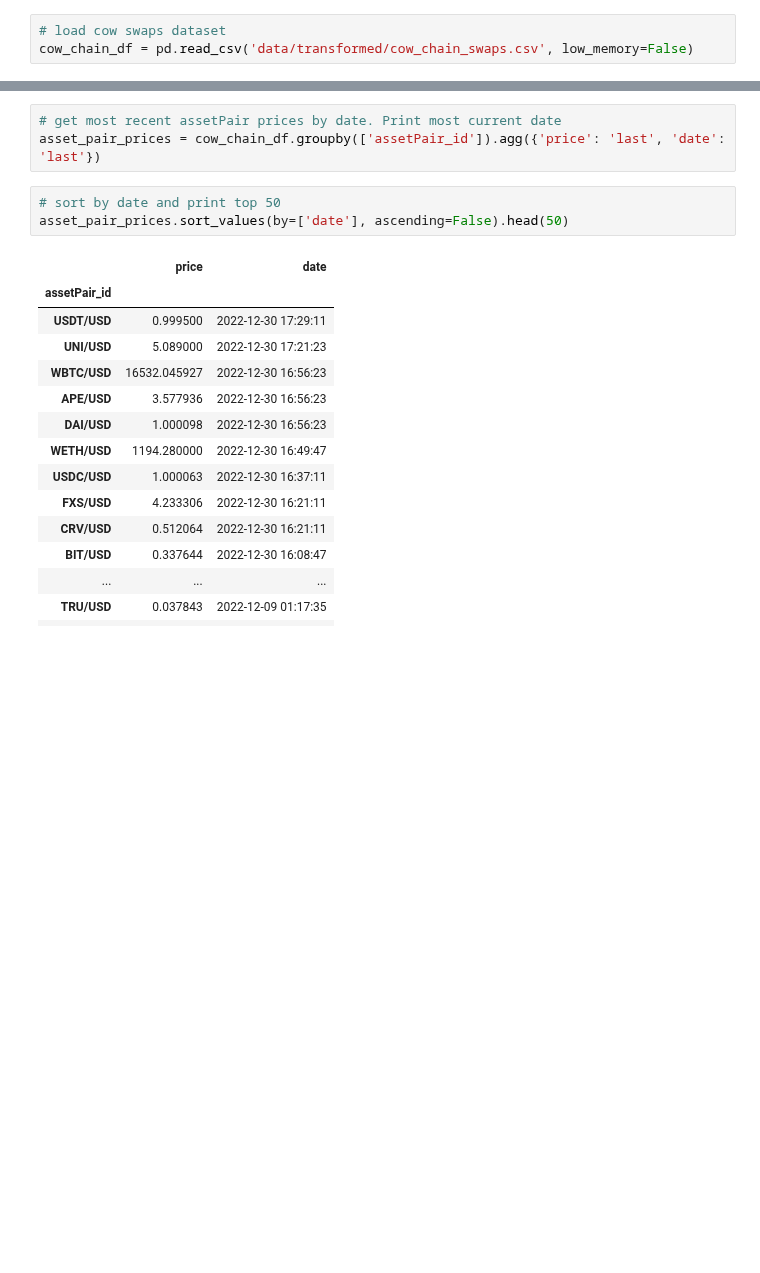
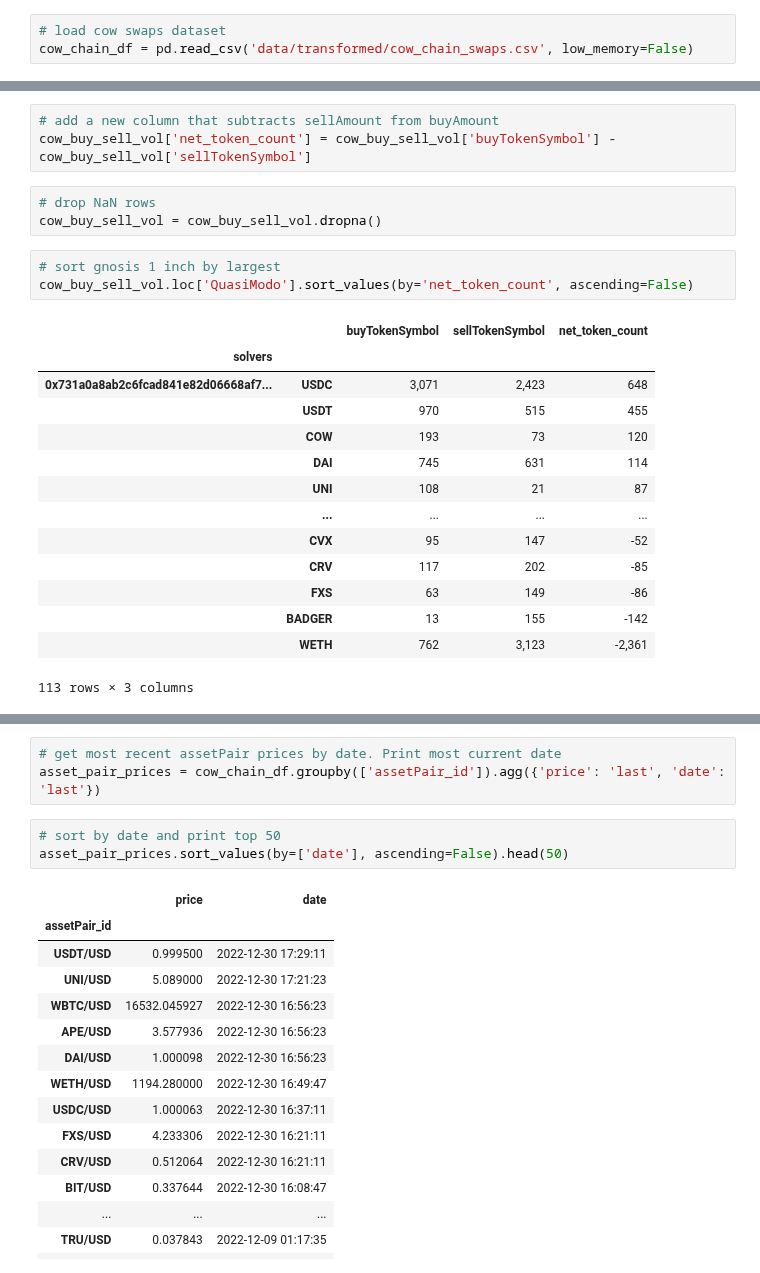
Before and after one commit to mohammed7s/Feedlot, a Jupyter notebook: exploratory_data_notebooks/cow_chain_swaps.ipynb, the cells around one changed output, grey strips where cells are left out. Drawn from its saved outputs; the diff is of its cells as text; blank space fills up the shorter version.

```diff
--- a/exploratory_data_notebooks/cow_chain_swaps.ipynb
+++ b/exploratory_data_notebooks/cow_chain_swaps.ipynb
@@ -30,0 +128,24 @@ cow_chain_df
+# %%
+# add a new column that subtracts sellAmount from buyAmount
+cow_buy_sell_vol['net_token_count'] = cow_buy_sell_vol['buyTokenSymbol'] - cow_buy_sell_vol['sellTokenSymbol']
+# %%
+# drop NaN rows
+cow_buy_sell_vol = cow_buy_sell_vol.dropna()
+# %%
+# sort gnosis 1 inch by largest
+cow_buy_sell_vol.loc['QuasiModo'].sort_values(by='net_token_count', ascending=False)
+# %% [output]
+|  |  | buyTokenSymbol | sellTokenSymbol | net_token_count |
+| solvers |  |  |  |  |
+| 0x731a0a8ab2c6fcad841e82d06668af7... | USDC | 3,071 | 2,423 | 648 |
+|  | USDT | 970 | 515 | 455 |
+|  | COW | 193 | 73 | 120 |
+|  | DAI | 745 | 631 | 114 |
+|  | UNI | 108 | 21 | 87 |
+|  | ... | ... | ... | ... |
+|  | CVX | 95 | 147 | -52 |
+|  | CRV | 117 | 202 | -85 |
+|  | FXS | 63 | 149 | -86 |
+|  | BADGER | 13 | 155 | -142 |
+|  | WETH | 762 | 3,123 | -2,361 |
+113 rows × 3 columns
```
Also changed, not shown: parts of 21 cells of this notebook.
